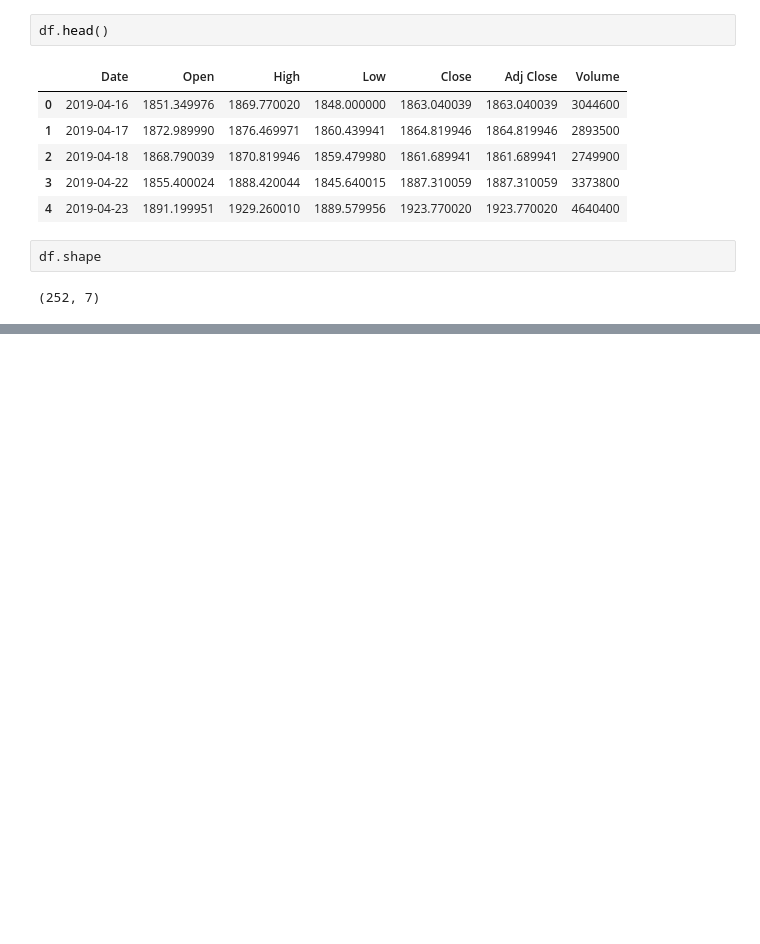
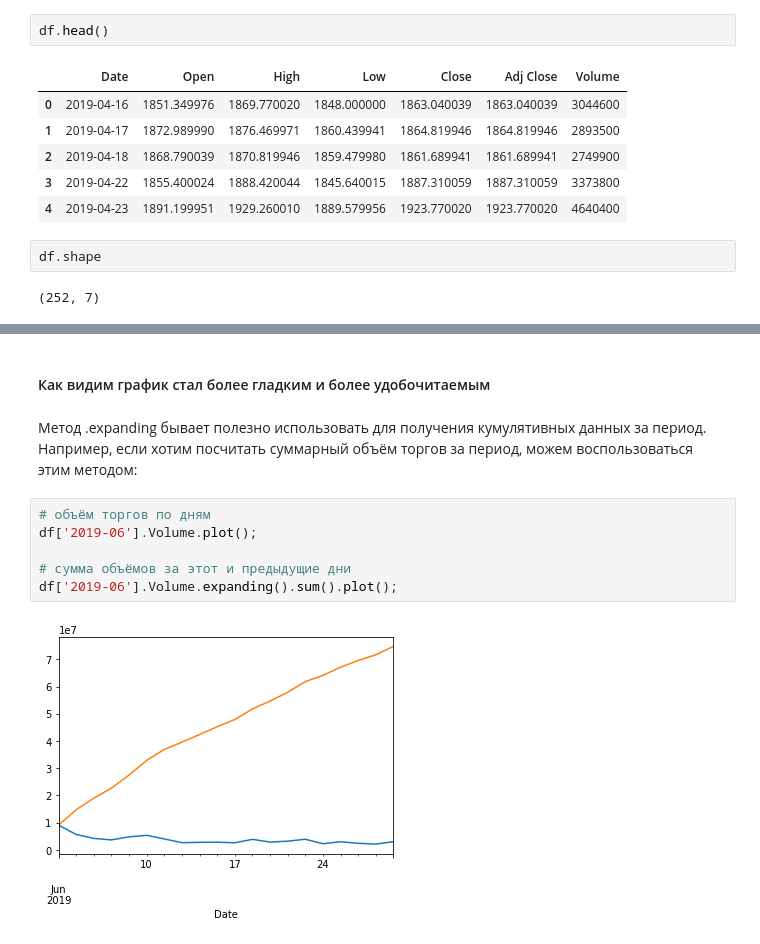
Before and after one commit to t0r1n88/stepic_ml_begin, a Jupyter notebook: 3 неделя/3.7(Трюки pandas).ipynb, the cells around one changed output, grey strips where cells are left out. Cells and saved outputs as stored; diff of their text form; blank space fills up the shorter version.

```diff
--- a/3 неделя/3.7(Трюки pandas).ipynb
+++ b/3 неделя/3.7(Трюки pandas).ipynb
@@ -186,0 +409,12 @@ df.shape
+# %% [markdown]
+#### Как видим график стал более гладким и более удобочитаемым
+# %% [markdown]
+Метод .expanding бывает полезно использовать для получения кумулятивных данных за период. Например, если хотим посчитать суммарный объём торгов за период, можем воспользоваться этим методом:
+# %%
+# объём торгов по дням
+df['2019-06'].Volume.plot();
+
+# сумма объёмов за этот и предыдущие дни
+df['2019-06'].Volume.expanding().sum().plot();
+# %% [output]
+[figure, added]
```
Also changed, not shown: parts of 32 cells of this notebook.
